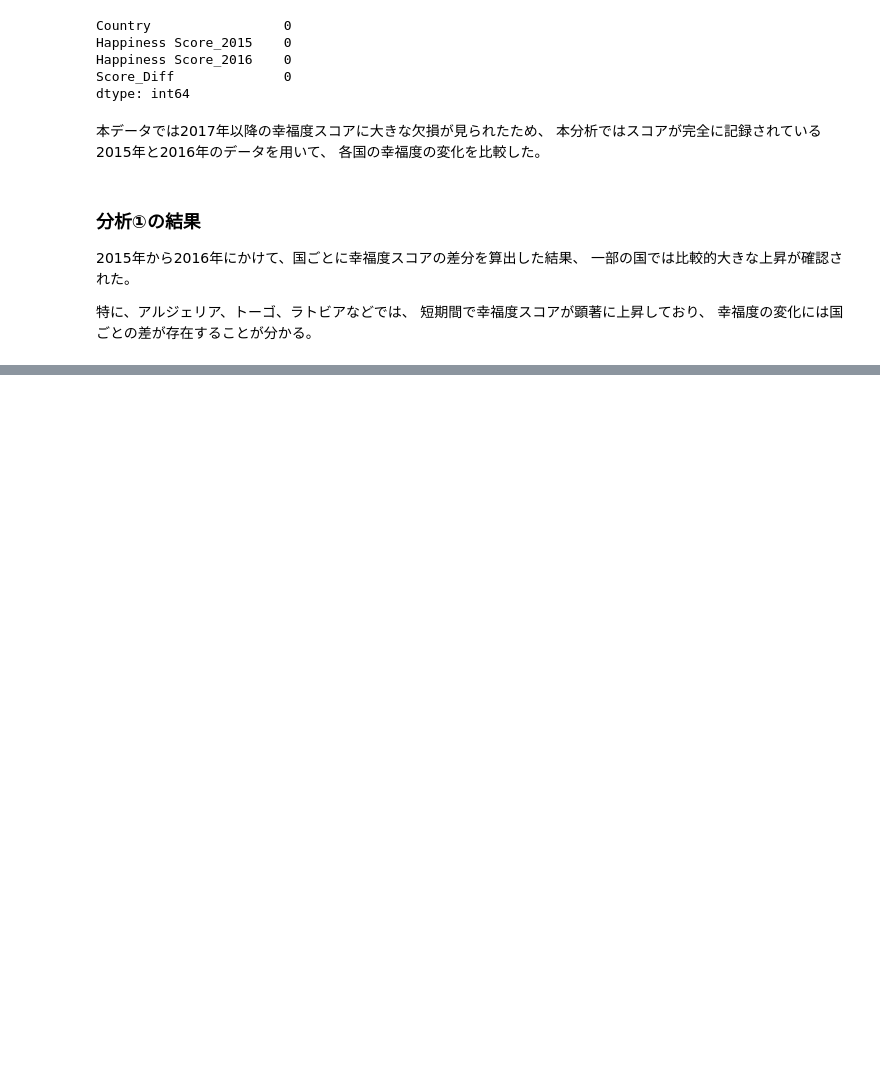
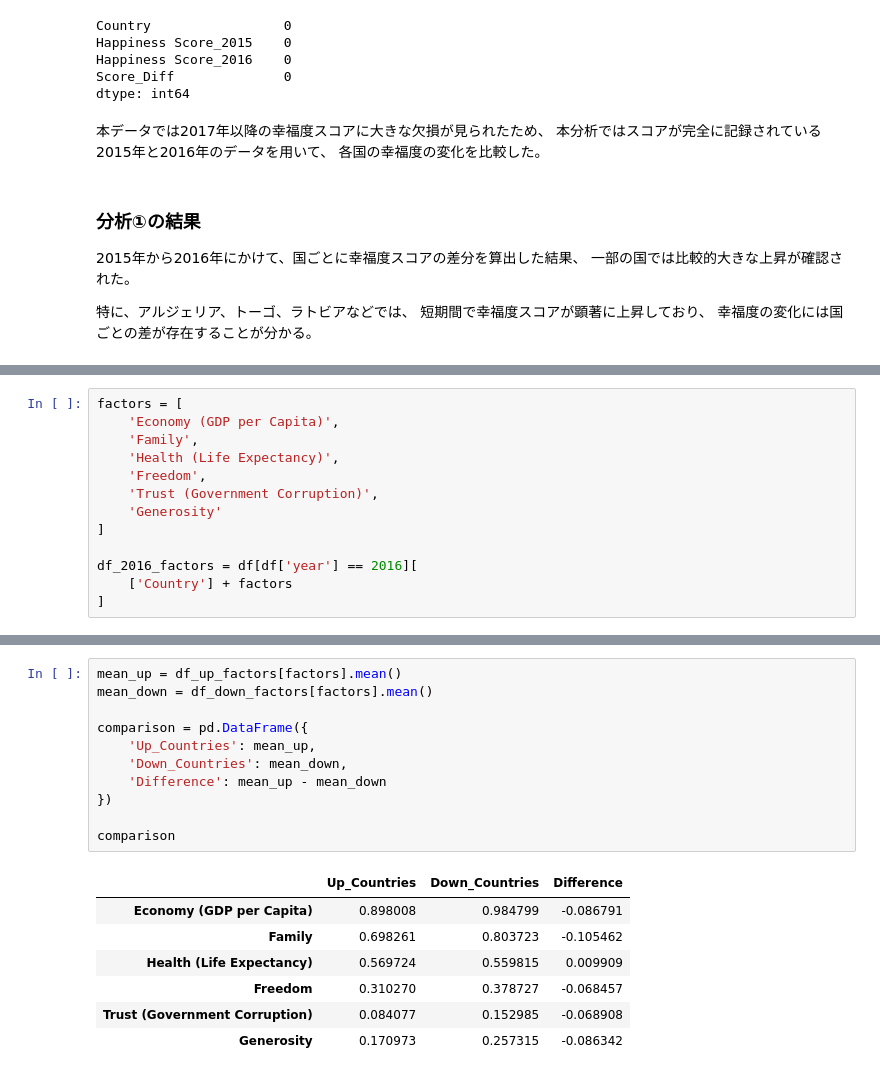
Before and after one commit to a250857y-code/me, a Jupyter notebook: 期末試験/Happiness_Report_suzuki.ipynb, the cells around one changed output, grey strips where cells are left out. Cells and saved outputs as stored; diff of their text form; blank space fills up the shorter version.

```diff
--- a/期末試験/Happiness_Report_suzuki.ipynb
+++ b/期末試験/Happiness_Report_suzuki.ipynb
@@ -296,0 +393,13 @@ dtype: int64
+# %%
+factors = [
+    'Economy (GDP per Capita)',
+    'Family',
+    'Health (Life Expectancy)',
+    'Freedom',
+    'Trust (Government Corruption)',
+    'Generosity'
+]
+
+df_2016_factors = df[df['year'] == 2016][
+    ['Country'] + factors
+]
@@ -296,0 +420,19 @@ dtype: int64
+# %%
+mean_up = df_up_factors[factors].mean()
+mean_down = df_down_factors[factors].mean()
+
+comparison = pd.DataFrame({
+    'Up_Countries': mean_up,
+    'Down_Countries': mean_down,
+    'Difference': mean_up - mean_down
+})
+
+comparison
+# %% [output]
+|  | Up_Countries | Down_Countries | Difference |
+| Economy (GDP per Capita) | 0.898008 | 0.984799 | -0.086791 |
+| Family | 0.698261 | 0.803723 | -0.105462 |
+| Health (Life Expectancy) | 0.569724 | 0.559815 | 0.009909 |
+| Freedom | 0.310270 | 0.378727 | -0.068457 |
+| Trust (Government Corruption) | 0.084077 | 0.152985 | -0.068908 |
+| Generosity | 0.170973 | 0.257315 | -0.086342 |
```
Also changed, not shown: parts of 11 cells of this notebook.
